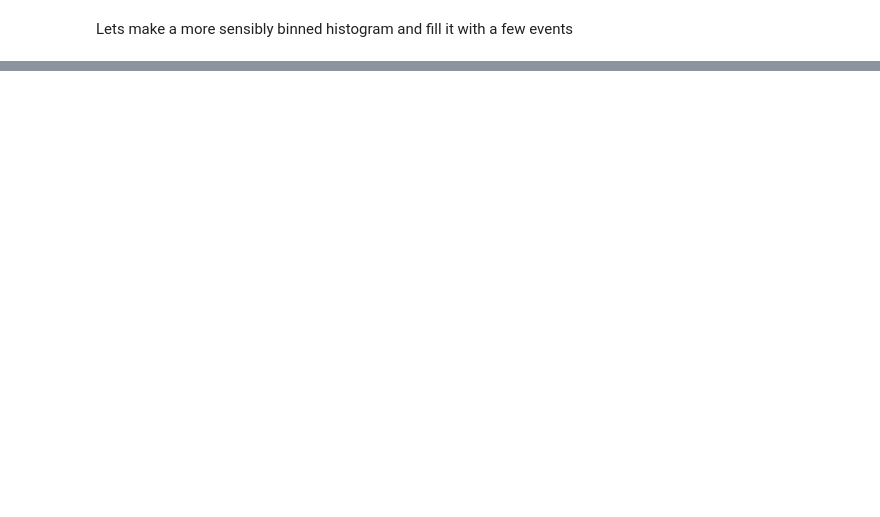
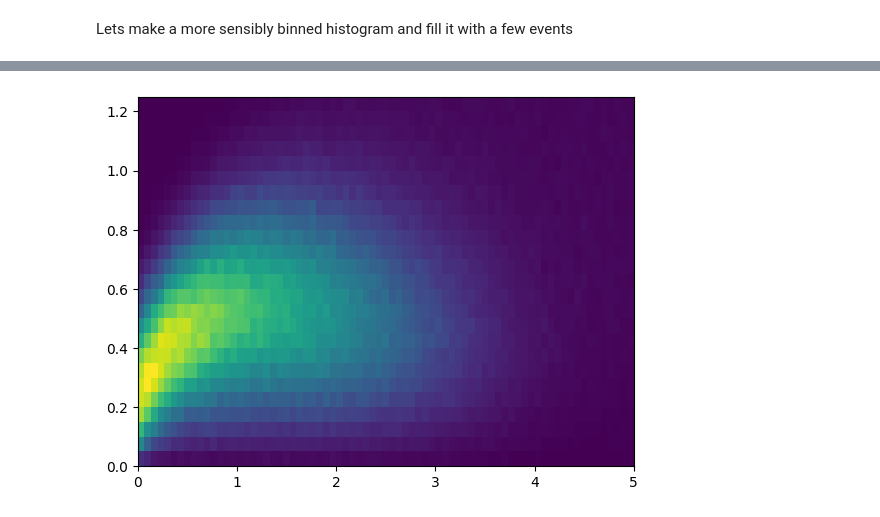
Before and after one commit to NUISANCEMC/nuisance3, a Jupyter notebook: notebooks/histframes.ipynb, the cells around one changed output, grey strips where cells are left out. Drawn from its saved outputs; the diff is of its cells as text; code cells hidden in the pictures; blank space fills up the shorter version.

```diff
--- a/notebooks/histframes.ipynb
+++ b/notebooks/histframes.ipynb
@@ -70,0 +89,2 @@ plt.show()
+# %%
+hf_ptpz = pn.HistFrame(pn.Binning.lin_spaceND([[0,5,75],[0,1.25,25]], ["pz","pt"]))
@@ -70,0 +103,10 @@ plt.show()
+# %%
+hf_ptpz.reset()
+for i, (ev, cvw) in enumerate(evs):
+    ev_ptpz = ptpz(ev)
+    if ev_ptpz != pn.HistFrame.missing_datum:
+        hf_ptpz.fill(ev_ptpz,cvw)
+    if i >= 1E6:
+        break
+
+print(hf_ptpz)
@@ -70,0 +143,26 @@ plt.show()
+# %%
+nbins = len(hf_ptpz.binning.bins)
+X = np.zeros((2*nbins,2))
+Y = np.zeros((2*nbins,2))
+C = np.zeros(((2*nbins)-1,1))
+for i,bin in enumerate(hf_ptpz.binning.bins):
+    X[2*i,0] = bin[0].min
+    Y[2*i,0] = bin[1].min
+
+    X[2*i + 1,0] = bin[0].min
+    Y[2*i + 1,0] = bin[1].max
+
+    X[2*i, 1] = bin[0].max
+    Y[2*i, 1] = bin[1].min
+
+    X[2*i + 1, 1] = bin[0].max
+    Y[2*i + 1, 1] = bin[1].max
+
+    C[2*i,0] = hf_ptpz.contents[i,0]
+    if (2*i + 2) != (2*nbins):
+        C[2*i + 1,0] = hf_ptpz.contents[i,0]
+
+plt.pcolormesh(X, Y, C)
+plt.show()
+# %% [output]
+[figure, added]
```
Also changed, not shown: parts of 23 cells of this notebook, 24 other files.
